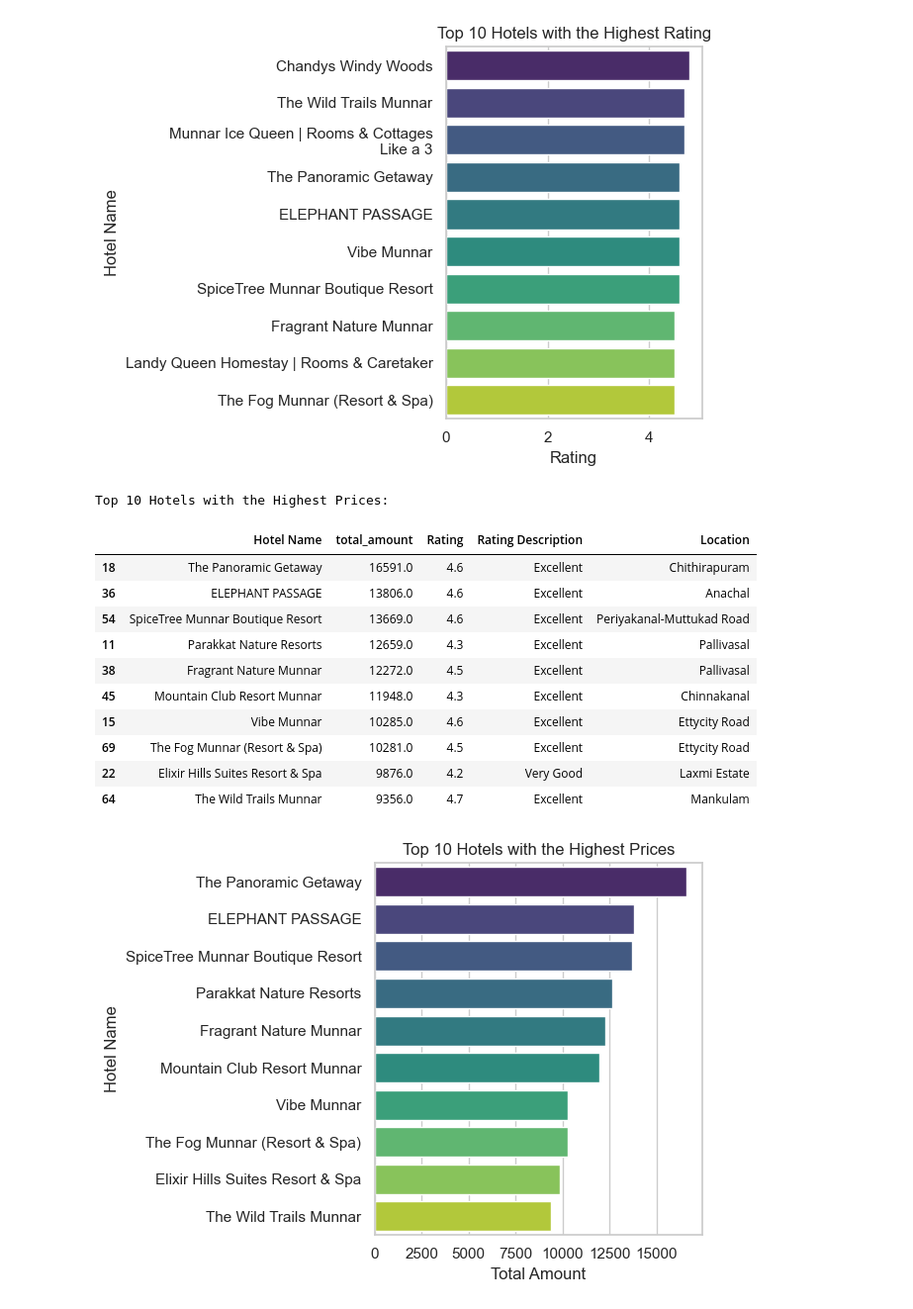
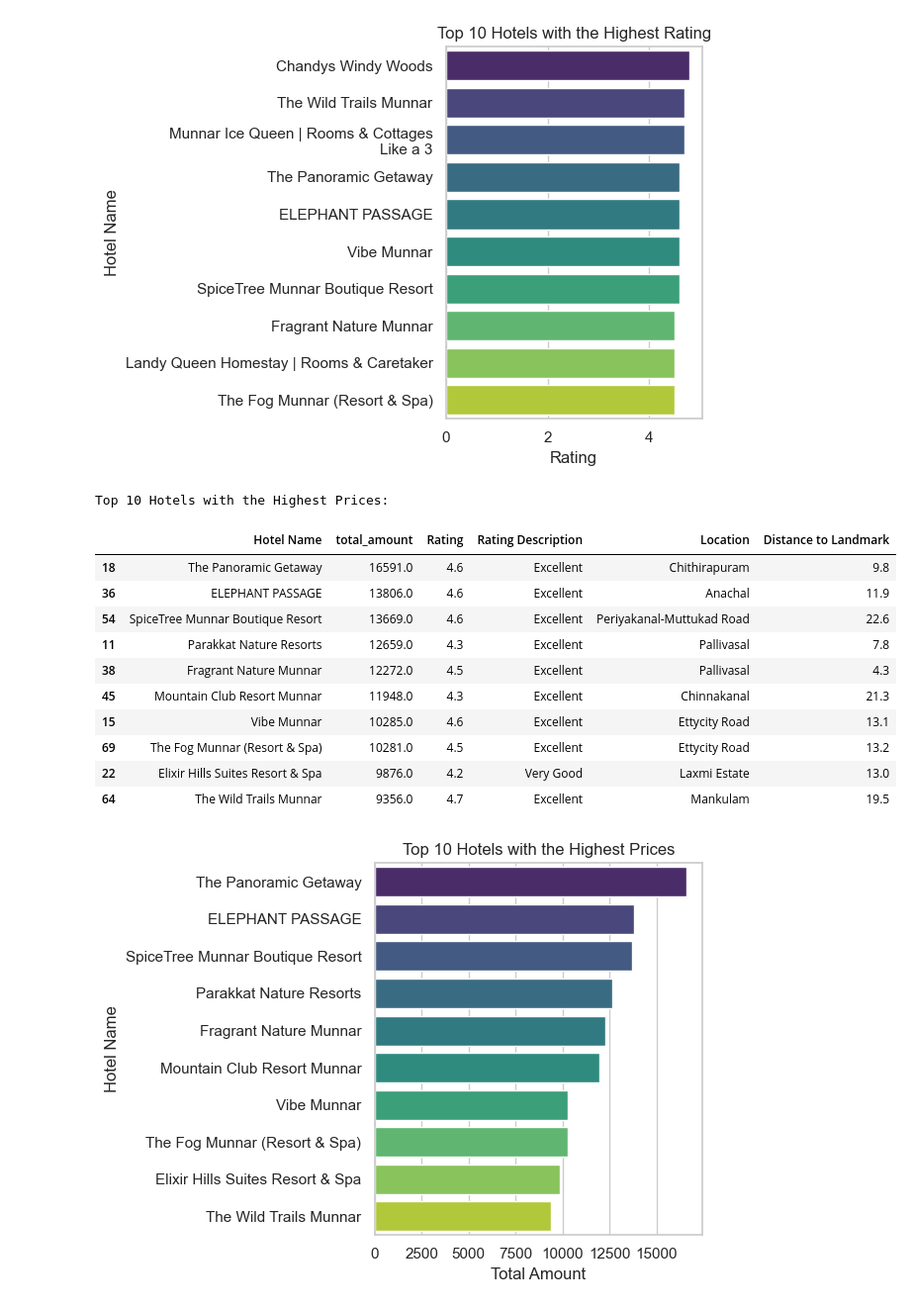
Before and after one commit to domingasdb/Data-Analysis-with-Artificial-Intelligence, a Jupyter notebook: munnar_hotels_analysis.ipynb, the cells around one changed output. Shown at 99% size. Cells and saved outputs as stored; diff of their text form; code cells hidden in the pictures.

```diff
--- a/munnar_hotels_analysis.ipynb
+++ b/munnar_hotels_analysis.ipynb
@@ -111,6 +115,10 @@ data[data['Tax'].isna()]
 |  | Hotel Name | Rating | Rating Description | Reviews | Star Rating | Location | Nearest Landmark | ... |
 # %%
 data['total_amount'] = data['Price'] + data['Tax']
+# %%
+data['Distance to Landmark'] = data['Distance to Landmark'].str[:-3]
+# %%
+data['Distance to Landmark'] = data['Distance to Landmark'].astype(float)
 # %%
 # Display the top 10 hotels with the highest ratings
 df_sorted_by_rating = data.sort_values(by="Rating", ascending=False)
@@ -156,24 +164,24 @@ plt.show()
 # %%
 # Sort the DataFrame by Price in descending order
 df_sorted_by_price = data.sort_values(by="total_amount", ascending=False)
 
 # Display the top 10 hotels with the highest prices
 top_priced_hotels = df_sorted_by_price.head(10)
 print("\nTop 10 Hotels with the Highest Prices:")
-top_priced_hotels[["Hotel Name", "total_amount",'Rating','Rating Description','Location']]
+top_priced_hotels[["Hotel Name", "total_amount",'Rating','Rating Description','Location','Distance to Landmark']]
 # %% [output]
 Top 10 Hotels with the Highest Prices:
-|  | Hotel Name | total_amount | Rating | Rating Description | Location |
-| 18 | The Panoramic Getaway | 16591.0 | 4.6 | Excellent | Chithirapuram |
-| 36 | ELEPHANT PASSAGE | 13806.0 | 4.6 | Excellent | Anachal |
-| 54 | SpiceTree Munnar Boutique Resort | 13669.0 | 4.6 | Excellent | Periyakanal-Muttukad Road |
-| 11 | Parakkat Nature Resorts | 12659.0 | 4.3 | Excellent | Pallivasal |
-| 38 | Fragrant Nature Munnar | 12272.0 | 4.5 | Excellent | Pallivasal |
-| 45 | Mountain Club Resort Munnar | 11948.0 | 4.3 | Excellent | Chinnakanal |
-| 15 | Vibe Munnar | 10285.0 | 4.6 | Excellent | Ettycity Road |
-| 69 | The Fog Munnar (Resort & Spa) | 10281.0 | 4.5 | Excellent | Ettycity Road |
-| 22 | Elixir Hills Suites Resort & Spa | 9876.0 | 4.2 | Very Good | Laxmi Estate |
-| 64 | The Wild Trails Munnar | 9356.0 | 4.7 | Excellent | Mankulam |
+|  | Hotel Name | total_amount | Rating | Rating Description | Location | Distance to Landmark |
+| 18 | The Panoramic Getaway | 16591.0 | 4.6 | Excellent | Chithirapuram | 9.8 |
+| 36 | ELEPHANT PASSAGE | 13806.0 | 4.6 | Excellent | Anachal | 11.9 |
+| 54 | SpiceTree Munnar Boutique Resort | 13669.0 | 4.6 | Excellent | Periyakanal-Muttukad Road | 22.6 |
+| 11 | Parakkat Nature Resorts | 12659.0 | 4.3 | Excellent | Pallivasal | 7.8 |
+| 38 | Fragrant Nature Munnar | 12272.0 | 4.5 | Excellent | Pallivasal | 4.3 |
+| 45 | Mountain Club Resort Munnar | 11948.0 | 4.3 | Excellent | Chinnakanal | 21.3 |
+| 15 | Vibe Munnar | 10285.0 | 4.6 | Excellent | Ettycity Road | 13.1 |
+| 69 | The Fog Munnar (Resort & Spa) | 10281.0 | 4.5 | Excellent | Ettycity Road | 13.2 |
+| 22 | Elixir Hills Suites Resort & Spa | 9876.0 | 4.2 | Very Good | Laxmi Estate | 13.0 |
+| 64 | The Wild Trails Munnar | 9356.0 | 4.7 | Excellent | Mankulam | 19.5 |
 # %%
 
 # Sort the DataFrame by Price in descending order
```
Also changed, not shown: parts of 9 cells of this notebook, 3 other files.
